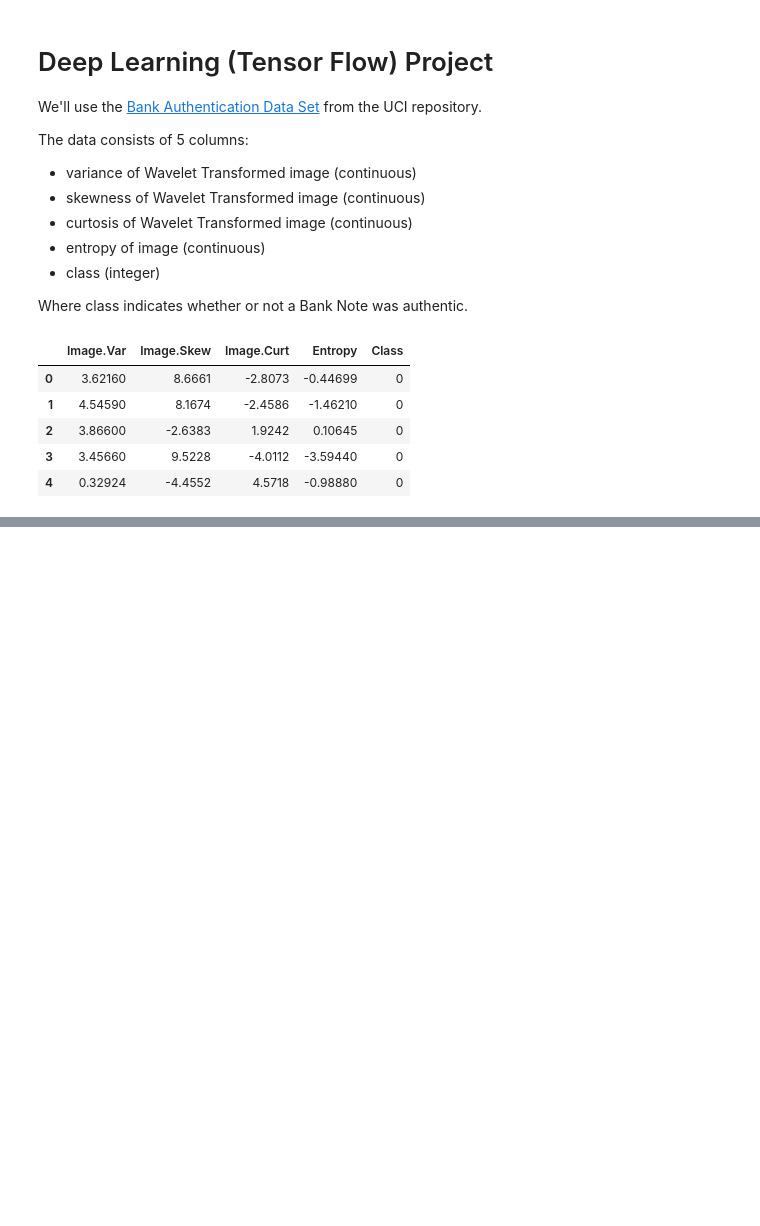
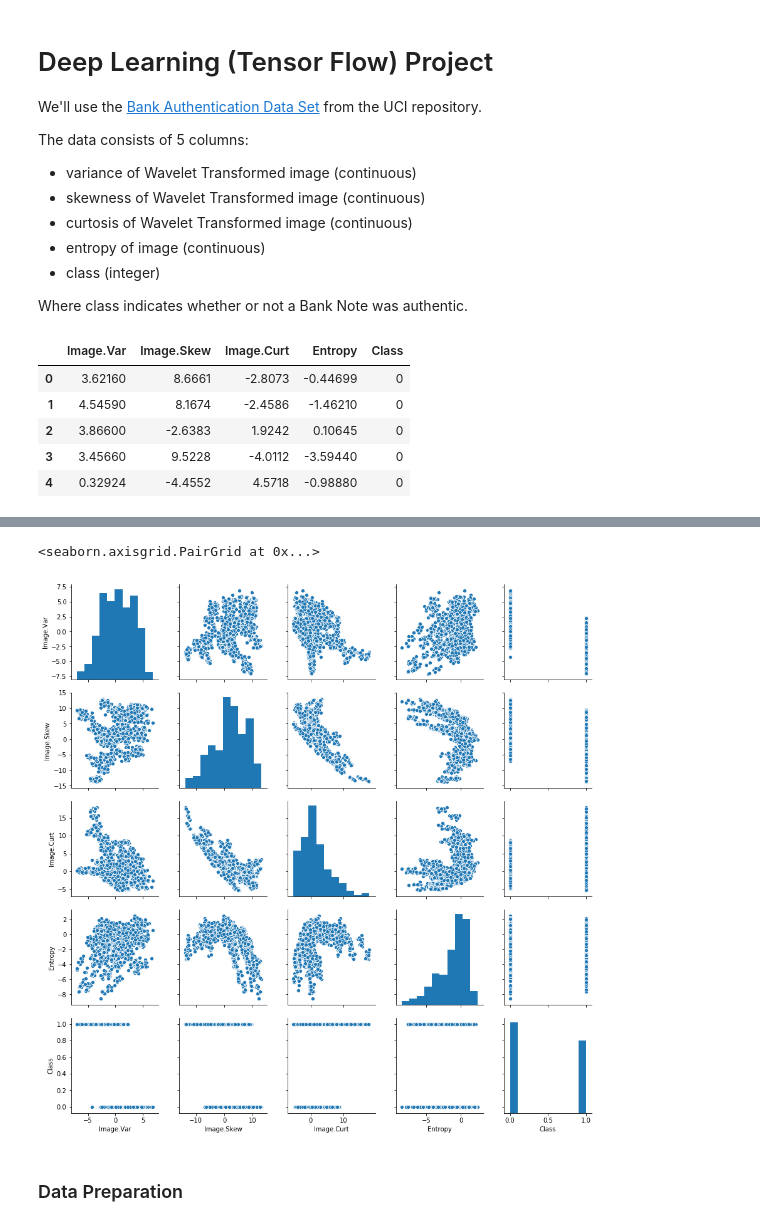
Before and after one commit to codeflowap/AI_Deep_Learning_Project, a Jupyter notebook: Deep_Learning_Project.ipynb, the cells around one changed output, grey strips where cells are left out. Saved outputs shown, nothing was run; the diff lists cells and outputs as text; code cells hidden in the pictures; blank space fills up the shorter version.

```diff
--- a/Deep_Learning_Project.ipynb
+++ b/Deep_Learning_Project.ipynb
@@ -28,0 +37,7 @@ data.head()
+# %%
+sns.pairplot(data)
+# %% [output]
+<seaborn.axisgrid.PairGrid at 0x...>
+[figure, added]
+# %% [markdown]
+### Data Preparation
```
Also changed, not shown: parts of 5 cells of this notebook.
